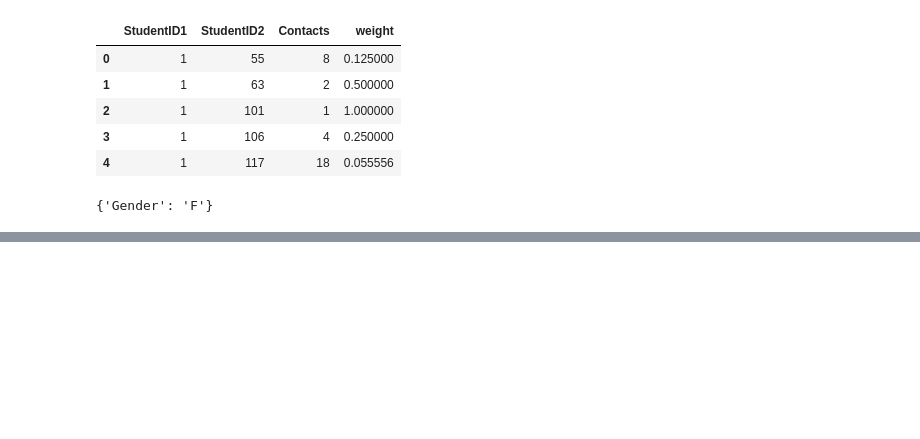
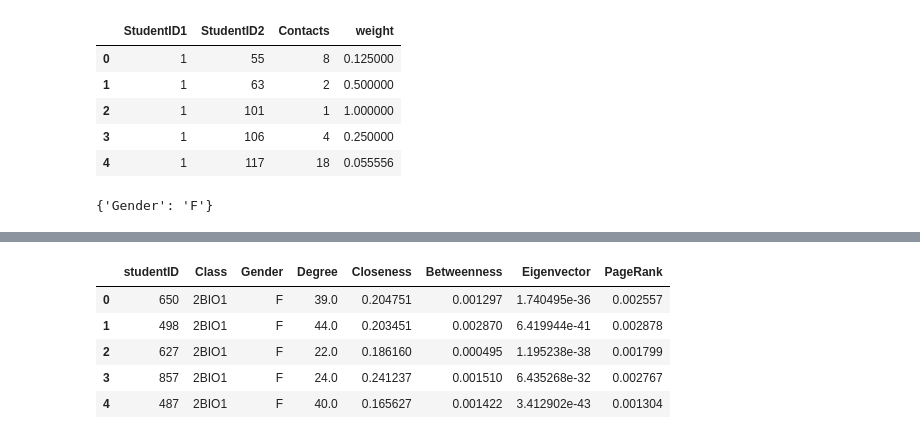
Before and after one commit to dsimband/DATA620_Group3, a Jupyter notebook: Week5_Project1/np_nx.ipynb, the cells around one changed output, grey strips where cells are left out. Cells and saved outputs as stored; diff of their text form; code cells hidden in the pictures; blank space fills up the shorter version.

```diff
--- a/Week5_Project1/np_nx.ipynb
+++ b/Week5_Project1/np_nx.ipynb
@@ -95,0 +145,2 @@ NodeDataView({1.0: None, 513.0: None, 3.0: None, 4.0: None, 9.0: None, 14.0: Non
+# %%
+g1 = nx.DiGraph(g)
@@ -95,0 +149,4 @@ NodeDataView({1.0: None, 513.0: None, 3.0: None, 4.0: None, 9.0: None, 14.0: Non
+# %%
+e = nx.eigenvector_centrality(g1, max_iter=1000)
+es = dict(sorted(e.items(), key=lambda item: item[1],reverse=True)[:10])
+es
@@ -95,0 +166,4 @@ NodeDataView({1.0: None, 513.0: None, 3.0: None, 4.0: None, 9.0: None, 14.0: Non
+# %%
+pr=nx.pagerank(g1)
+prs = dict(sorted(pr.items(), key=lambda item: item[1],reverse=True)[:10])
+prs
@@ -95,0 +192,3 @@ NodeDataView({1.0: None, 513.0: None, 3.0: None, 4.0: None, 9.0: None, 14.0: Non
+# %%
+df = attribute_data.copy()
+df.head(5)
@@ -95,0 +207,14 @@ NodeDataView({1.0: None, 513.0: None, 3.0: None, 4.0: None, 9.0: None, 14.0: Non
+# %%
+df['Degree'] = df['studentID'].map(dict(deg))
+df['Closeness'] = df['studentID'].map(dict(c))
+df['Betweenness'] = df['studentID'].map(dict(b))
+df['Eigenvector'] = df['studentID'].map(dict(e))
+df['PageRank'] = df['studentID'].map(dict(pr))
+df.head()
+# %% [output]
+|  | studentID | Class | Gender | Degree | Closeness | Betweenness | Eigenvector | PageRank |
+| 0 | 650 | 2BIO1 | F | 39.0 | 0.204751 | 0.001297 | 1.740495e-36 | 0.002557 |
+| 1 | 498 | 2BIO1 | F | 44.0 | 0.203451 | 0.002870 | 6.419944e-41 | 0.002878 |
+| 2 | 627 | 2BIO1 | F | 22.0 | 0.186160 | 0.000495 | 1.195238e-38 | 0.001799 |
+| 3 | 857 | 2BIO1 | F | 24.0 | 0.241237 | 0.001510 | 6.435268e-32 | 0.002767 |
+| 4 | 487 | 2BIO1 | F | 40.0 | 0.165627 | 0.001422 | 3.412902e-43 | 0.001304 |
```
Also changed, not shown: parts of 19 cells of this notebook.
